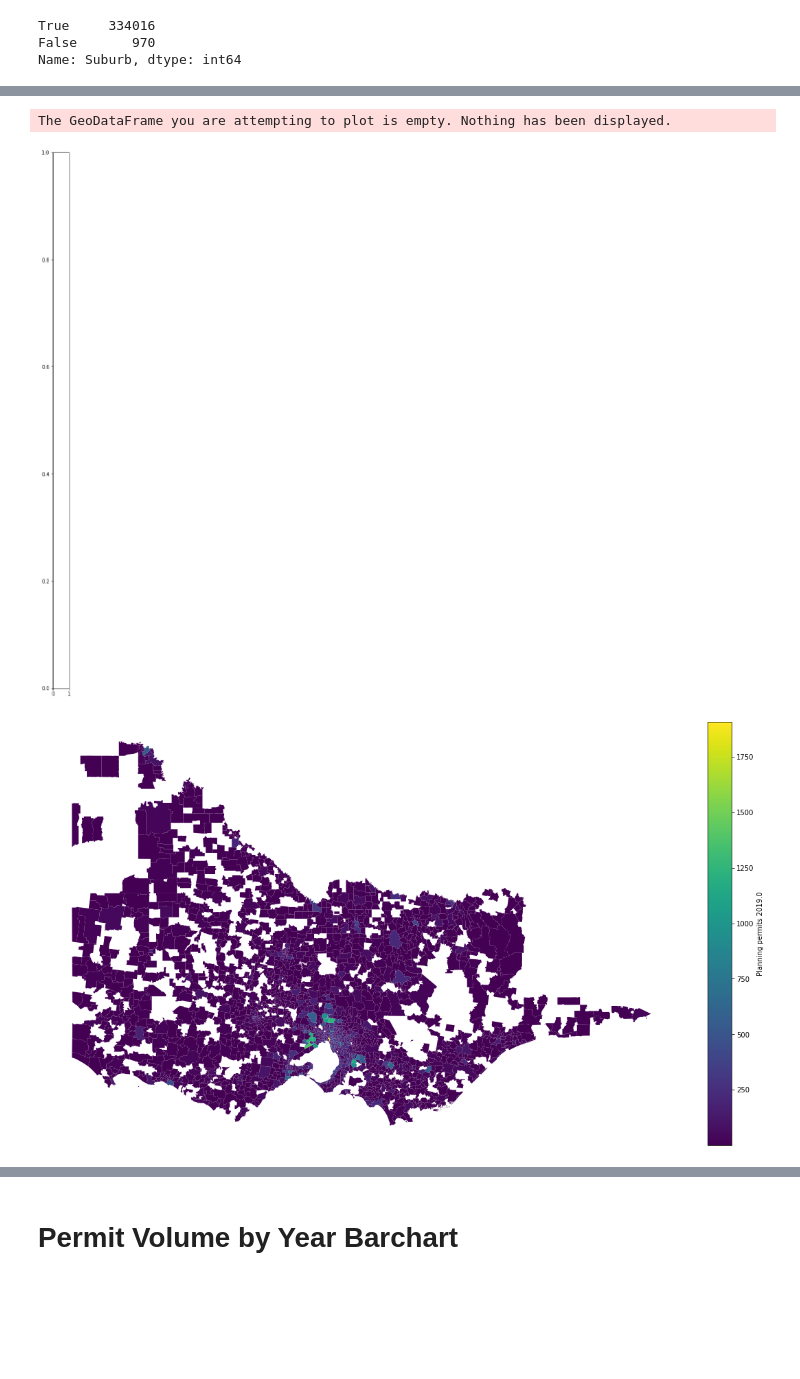
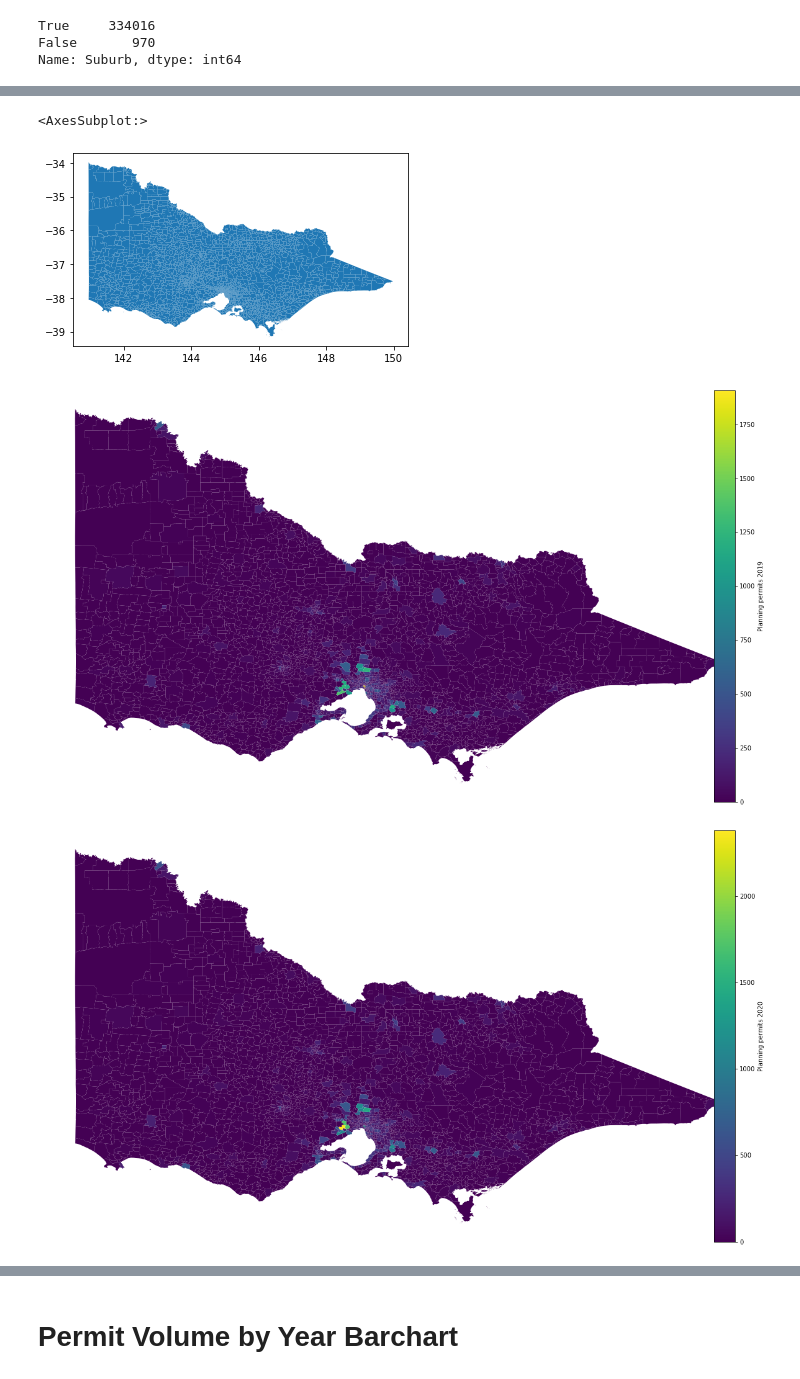
Before and after one commit to CaroPattle/bicycle_data_melbourne, a Jupyter notebook: planning_permits/planning_permit_analysis.ipynb, the cells around one changed output, grey strips where cells are left out. Drawn from its saved outputs; the diff is of its cells as text; code cells hidden in the pictures; blank space fills up the shorter version.

```diff
--- a/planning_permits/planning_permit_analysis.ipynb
+++ b/planning_permits/planning_permit_analysis.ipynb
@@ -649,24 +663,29 @@ Name: geometry, dtype: float64
 # Create a constant as a non NA utility variable to use for aggregation
 gdf_suburbs['constant'] = 1
 # Aggregate by Year and Suburb, getting counts of permits by suburb for each year, and dropping any NA values
-suburb_year_counts = gdf[['SAL_NAME21','Suburb','geometry']].merge(gdf_suburbs.groupby(['Year','Suburb'])['constant'].sum().reset_index(), on = ['Suburb'], how="left")
-suburb_year_counts = suburb_year_counts.dropna().rename(columns={'constant':'Permits'}).copy()
-#suburb_year_counts = suburb_year_counts.dropna()
+suburb_year_counts = gdf[['SAL_NAME21','Suburb','geometry']].merge(
+        gdf_suburbs.groupby(['Year','Suburb'])['constant'].sum().unstack(0).reset_index(),
+           on = ['Suburb'], how="left")
+suburb_year_counts[[2019,2020,2021]] = suburb_year_counts[[2019,2020,2021]].fillna(0)
+suburb_year_counts = suburb_year_counts.dropna()
+suburb_year_counts.plot()
+# %% [output]
+<AxesSubplot:>
+[figure, added]
 # %%
 # OPTIONAL: Display using geopandas
-for year in suburb_year_counts.Year.unique():
+for year in [2019,2020,2021]:
     fig, ax = plt.subplots(1,1, figsize=(20,20))
     divider = make_axes_locatable(ax)
     cax = divider.append_axes("right", size="3%", pad=-1) #resize the colorbar
-    suburb_year_counts.loc[suburb_year_counts['Year']==year].plot(
-        column='Permits',
+    suburb_year_counts.plot(
+        column=year,
         ax=ax,
         cax=cax,
         legend=True,
         legend_kwds={'label': f"Planning permits {year}"})
     #suburb_year_counts.geometry.boundary.plot(color='#BABABA', ax=ax, linewidth=0.3) #Add some borders to the geometries
     ax.axis('off')
 # %% [output]
-The GeoDataFrame you are attempting to plot is empty. Nothing has been displayed.
-[figure, old version]
+[figure, new version]
-[figure, old version]
+[figure, new version]
```
Also changed, not shown: parts of 27 cells of this notebook.
